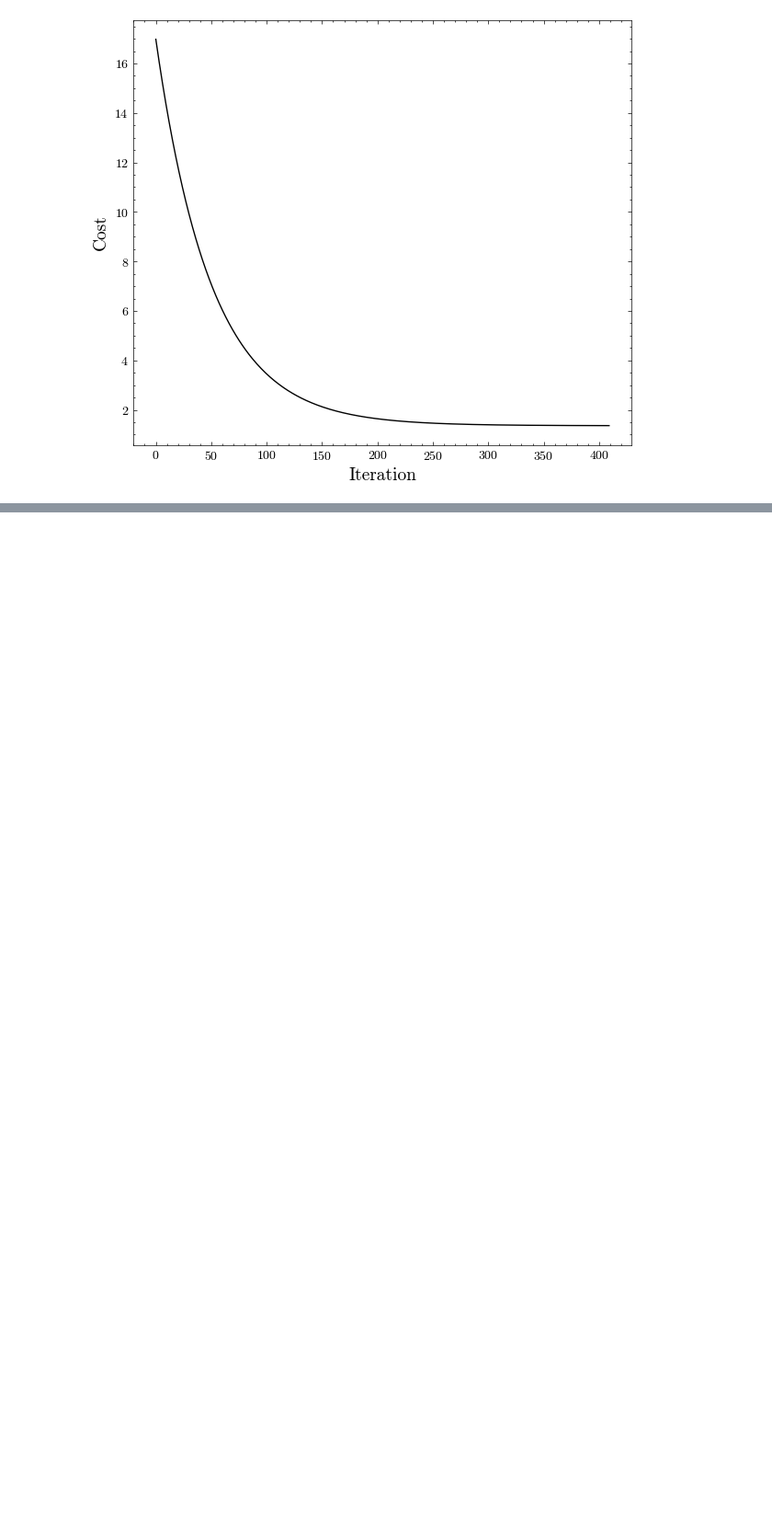
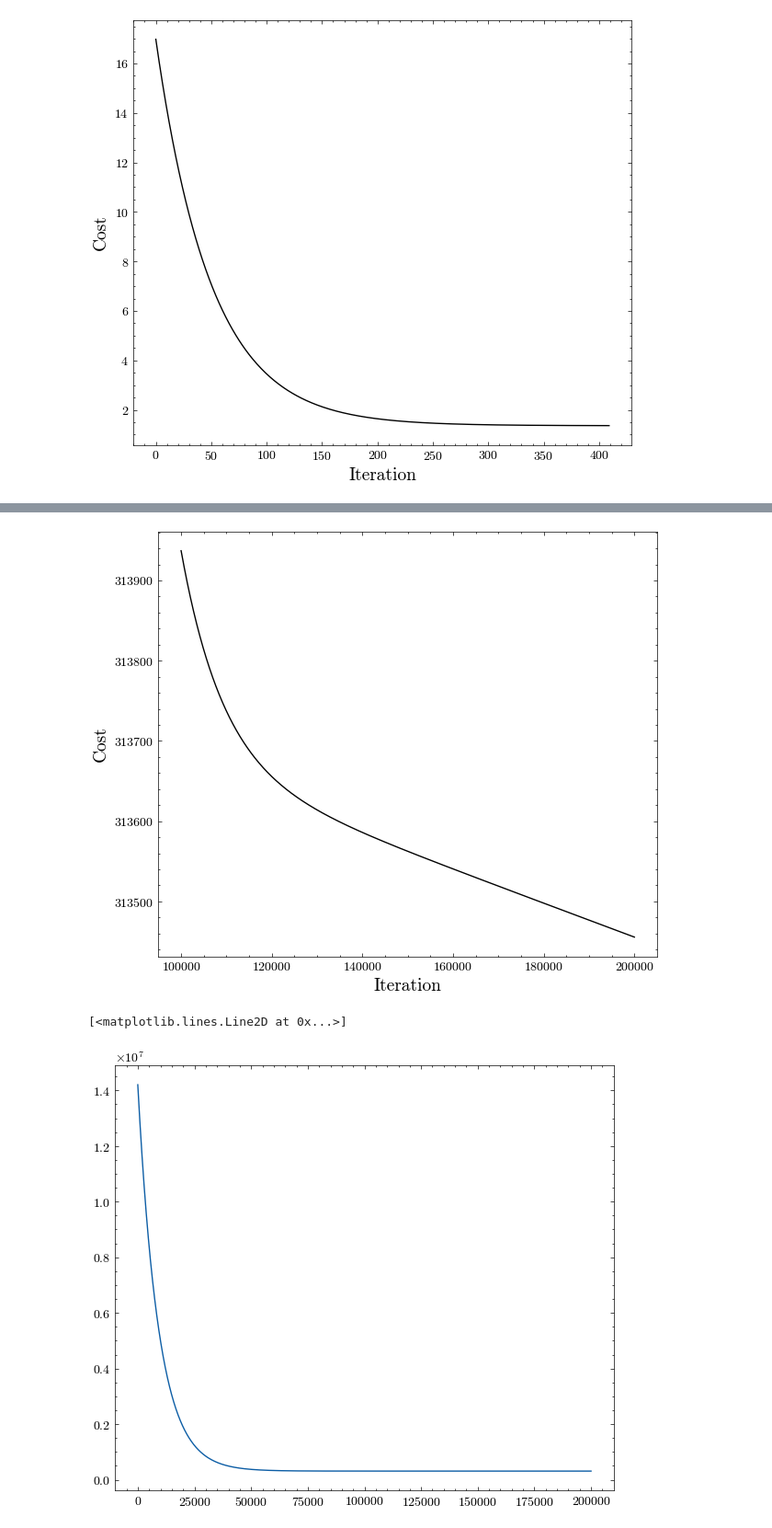
Before and after one commit to DCI-alxogm/ml2023-PotterSR, a Jupyter notebook: Sep01-02/Clase2Sep.ipynb, the cells around one changed output, grey strips where cells are left out. Shown: that part at 92% size. Drawn from its saved outputs; the diff is of its cells as text; code cells hidden in the pictures; blank space fills up the shorter version.

```diff
--- a/Sep01-02/Clase2Sep.ipynb
+++ b/Sep01-02/Clase2Sep.ipynb
@@ -126,0 +228,12 @@ plt.ylabel('Cost', fontsize = 14);
+# %%
+fig = plt.figure(figsize=(7, 6))
+plt.plot(np.arange(100001, iterations, 1), cost[::-1][100000:iterations-1], color = 'black')
+plt.xlabel('Iteration', fontsize = 14)
+plt.ylabel('Cost', fontsize = 14);
+plt.show()
+fig = plt.figure(figsize=(7, 6))
+plt.plot(cost[::-1])
+# %% [output]
+[figure, added]
+[<matplotlib.lines.Line2D at 0x...>]
+[figure, added]
```
Also changed, not shown: parts of 13 cells of this notebook.
